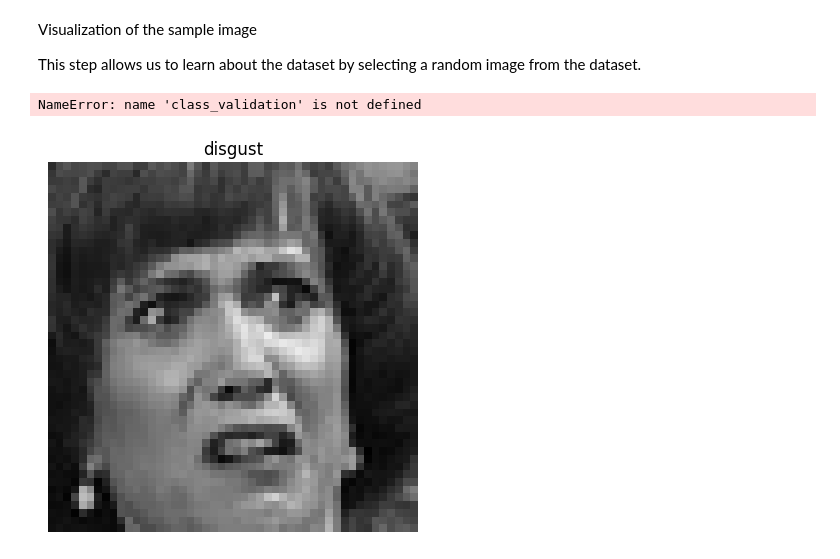
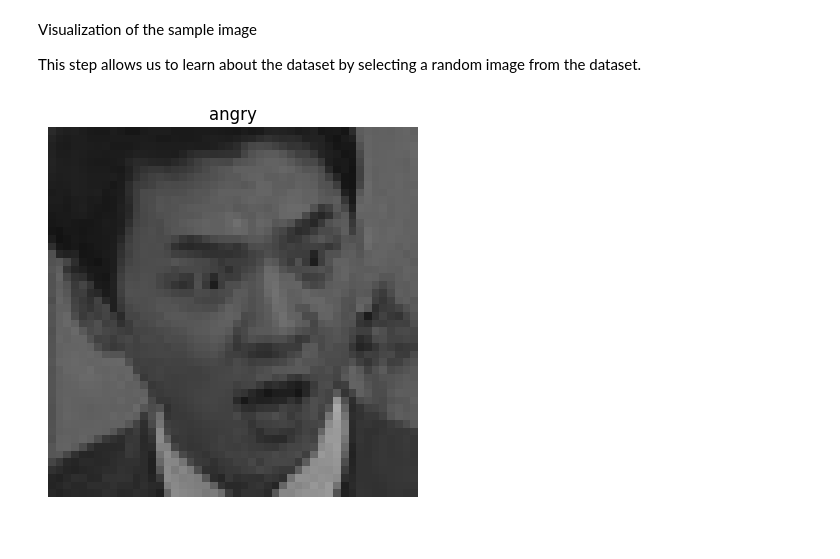
Before and after one commit to SefiyeArican/Face-expression-recognition, a Jupyter notebook: Face_expression_recognition.ipynb, the cells around one changed output. Cells and saved outputs as stored; diff of their text form; code cells hidden in the pictures.

```diff
--- a/Face_expression_recognition.ipynb
+++ b/Face_expression_recognition.ipynb
@@ -254,72 +254,32 @@ import os
 import random
 
 data_dir = '/content/images/images'
 
 class_train =  os.path.join(data_dir, 'train')
 train_sub_classes = [sub_class for sub_class in os.listdir(class_train) if os.path.isdir(os.path.join(class_train, sub_class))]
 
-class_train =  os.path.join(data_dir, 'validation')
+class_validation =  os.path.join(data_dir, 'validation')
 validation_sub_classes = [sub_class for sub_class in os.listdir(class_validation) if os.path.isdir(os.path.join(class_validation, sub_class))]
 
 # Randomly selecting data from the 'train' or 'validation' subclasses
 all_classes = train_sub_classes + validation_sub_classes
 selected_class = random.choice(all_classes)
 
 # Check if the selected subclass is in the "train" or "validation" folders and create the file path
 if selected_class in train_sub_classes:
     selected_class_path = os.path.join(class_train, selected_class)
 else:
     selected_class_path = os.path.join(class_validation, selected_class)
 
 # Randomly select an image from the selected subclass
 sample_image_path = os.path.join(selected_class_path, random.choice(os.listdir(selected_class_path)))
 
 # Read and display the image
 image = cv2.imread(sample_image_path)
 image = cv2.cvtColor(image, cv2.COLOR_BGR2RGB)
 plt.imshow(image)
 plt.axis('off')
 plt.title(selected_class)
 plt.show()
 # %% [output]
-NameError: name 'class_validation' is not defined
+[figure, added]
-# %%
-import matplotlib.pyplot as plt
-import cv2
-import os
-import random
-
-data_dir = '/content/images/images'
-
-# Train alt sınıflarını listeleme
-train_dir = os.path.join(data_dir, 'train')
-train_sub_classes = [sub_class for sub_class in os.listdir(train_dir) if os.path.isdir(os.path.join(train_dir, sub_class))]
-
-# Validation alt sınıflarını listeleme
-validation_dir = os.path.join(data_dir, 'validation')
-validation_sub_classes = [sub_class for sub_class in os.listdir(validation_dir) if os.path.isdir(os.path.join(validation_dir, sub_class))]
-
-# Train ve Validation alt sınıflarını birleştirme
-all_classes = train_sub_classes + validation_sub_classes
-
-# Alt sınıflardan rastgele birini seçme
-selected_class = random.choice(all_classes)
-
-# Seçilen alt sınıfın "train" veya "validation" klasörlerinde olup olmadığını kontrol etme ve dosya yolunu oluşturma
-if selected_class in train_sub_classes:
-    selected_class_path = os.path.join(train_dir, selected_class)
-else:
-    selected_class_path = os.path.join(validation_dir, selected_class)
-
-# Seçilen alt sınıftan rastgele bir görüntü seçme
-sample_image_path = os.path.join(selected_class_path, random.choice(os.listdir(selected_class_path)))
-
-# Görüntüyü okuma ve gösterme
-image = cv2.imread(sample_image_path)
-image = cv2.cvtColor(image, cv2.COLOR_BGR2RGB)
-plt.imshow(image)
-plt.axis('off')
-plt.title(selected_class)
-plt.show()
-# %% [output]
-[figure, removed]
```
Also changed, not shown: parts of 2 cells of this notebook.
